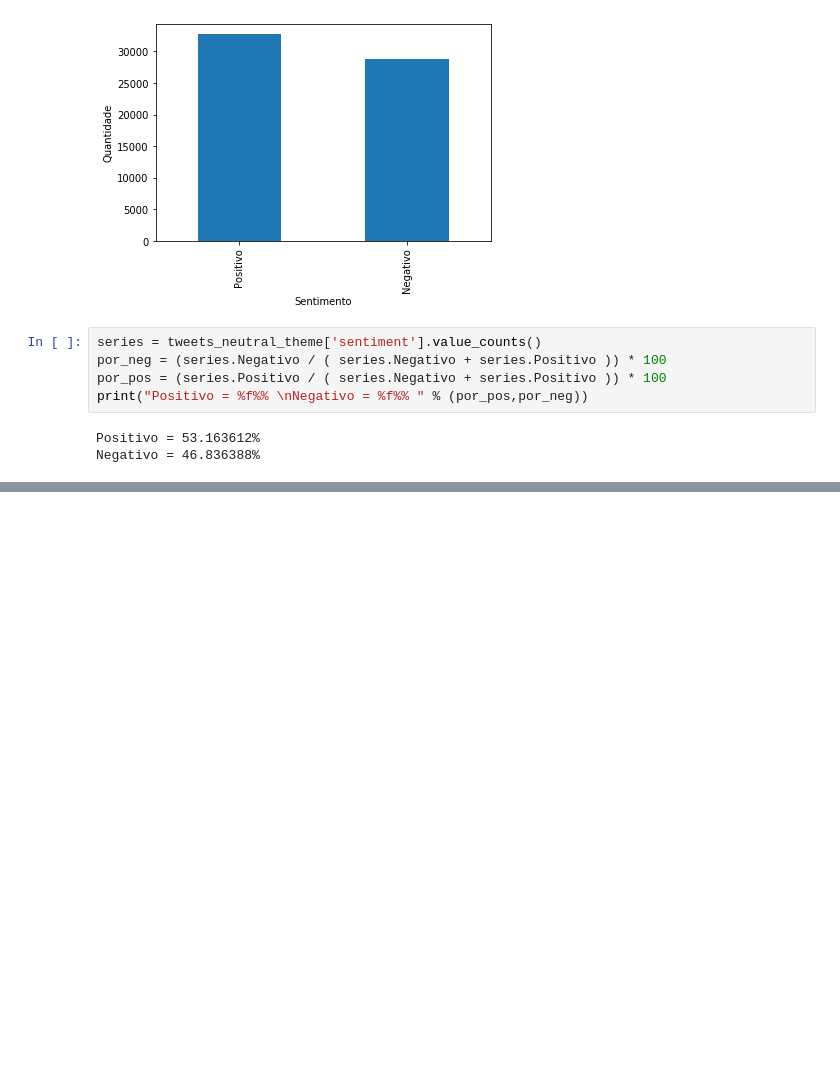
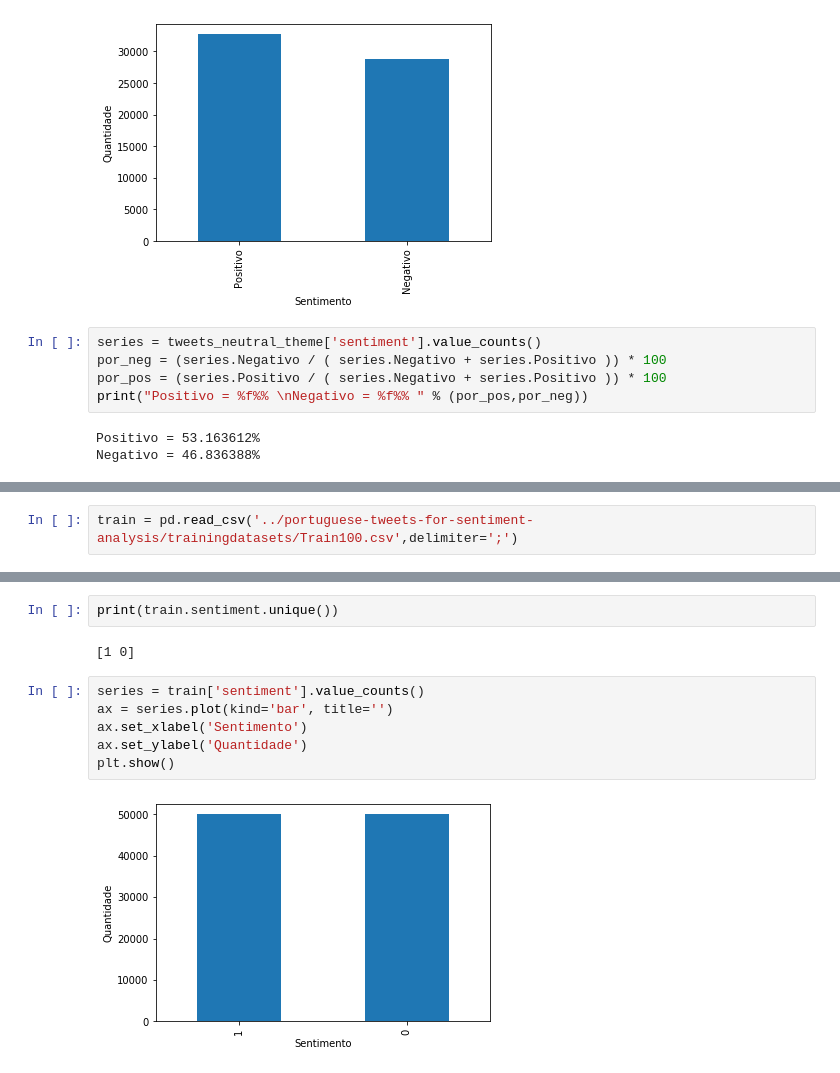
Before and after one commit to pedrohenriquecordeiro/analisador_sentimento_tweets, a Jupyter notebook: exploracao.ipynb, the cells around one changed output, grey strips where cells are left out. Drawn from its saved outputs; the diff is of its cells as text; blank space fills up the shorter version.

```diff
--- a/exploracao.ipynb
+++ b/exploracao.ipynb
@@ -129,0 +241,2 @@ Negativo = 46.836388%
+# %%
+train = pd.read_csv('../portuguese-tweets-for-sentiment-analysis/trainingdatasets/Train100.csv',delimiter=';')
@@ -129,0 +254,12 @@ Negativo = 46.836388%
+# %%
+print(train.sentiment.unique())
+# %% [output]
+[1 0]
+# %%
+series = train['sentiment'].value_counts()
+ax = series.plot(kind='bar', title='')
+ax.set_xlabel('Sentimento')
+ax.set_ylabel('Quantidade')
+plt.show()
+# %% [output]
+[figure, added]
```
Also changed, not shown: parts of 62 cells of this notebook.
